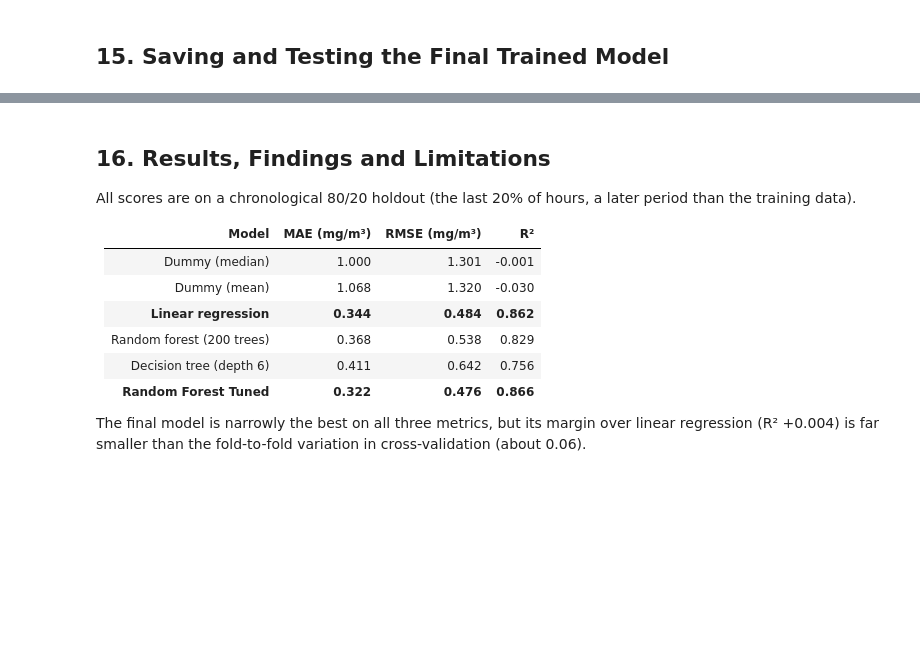
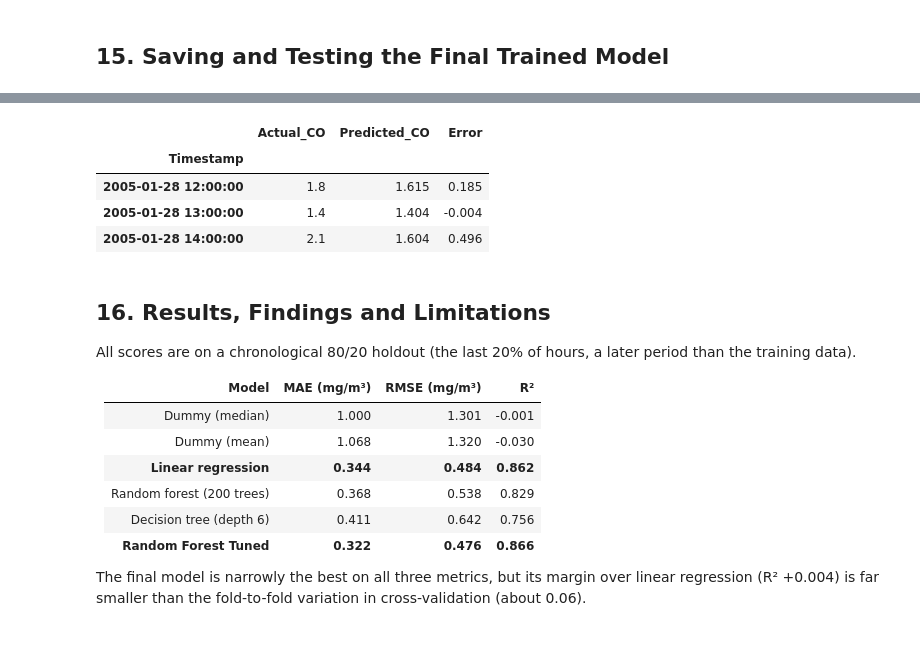
Before and after one commit to abhinav-ojs/ML-demos, a Jupyter notebook: notebooks/02_CarbonMonoxide_analysis.ipynb, the cells around one changed output, grey strips where cells are left out. Cells and saved outputs as stored; diff of their text form; code cells hidden in the pictures; blank space fills up the shorter version.

```diff
--- a/notebooks/02_CarbonMonoxide_analysis.ipynb
+++ b/notebooks/02_CarbonMonoxide_analysis.ipynb
@@ -836,19 +831,97 @@ Random Forest Tuned        0.322  0.476  0.866
 ## 15. Saving and Testing the Final Trained Model
 # %%
 
-MODEL_DIR = Path("..") / "models"      # adjust to match your project folder
+MODEL_DIR = PROJECT_ROOT / "models"
 MODEL_DIR.mkdir(parents=True, exist_ok=True)
 
 joblib.dump(final_model, MODEL_DIR / "co_random_forest.joblib")
 
+
 def predict_co(model, X_new):
-    """X_new: the 8 sensor columns, with a datetime index. Returns predicted CO (mg/m³)."""
-    X_new = add_calendar_features(X_new[features])
-    return model.predict(X_new)
+    """
+    Predict CO concentration using sensor measurements.
 
-# Reload the saved file and check that it works on raw (8-column) data
+    Parameters
+    ----------
+    model : fitted sklearn model
+        Trained regression pipeline.
+
+    X_new : pandas DataFrame
+        Must contain the 8 sensor features and a DatetimeIndex.
+
+    Returns
+    -------
+    pandas Series
+        Predicted CO concentrations in mg/m³.
+    """
+
+    # 1. Check input type
+    if not isinstance(X_new, pd.DataFrame):
+        raise TypeError("Input must be a pandas DataFrame.")
+
+    # 2. Check for empty input
+    if X_new.empty:
+        raise ValueError("Input DataFrame is empty.")
+
+    # 3. Check datetime index
+    if not isinstance(X_new.index, pd.DatetimeIndex):
+        raise TypeError("Input must have a DatetimeIndex.")
+
+    if X_new.index.hasnans:
+        raise ValueError("Datetime index contains missing timestamps.")
+
+    # 4. Check required sensor columns
+    missing_cols = [col for col in features if col not in X_new.columns]
+
+    if missing_cols:
+        raise ValueError(f"Missing required sensor columns: {missing_cols}")
+
+    # 5. Select only the expected sensor columns
+    X_input = X_new.loc[:, features].copy()
+
+    # 6. Check data types
+    non_numeric = [
+        col for col in features
+        if not pd.api.types.is_numeric_dtype(X_input[col])
+    ]
+
+    if non_numeric:
+        raise TypeError(f"Non-numeric sensor columns: {non_numeric}")
+
+    # 7. Reject infinite values
+    if np.isinf(X_input.to_numpy()).any():
+        raise ValueError("Input contains infinite values.")
+
+    # 8. Generate calendar features
+    X_input = add_calendar_features(X_input)
+
+    # 9. Generate predictions
+    predictions = model.predict(X_input)
+
+    # 10. Return predictions with timestamps
+    return pd.Series(
+        predictions,
+        name="predicted_CO_mg_m3",
+        index=X_input.index
+    )
+
+
+# 1. Load the saved model
 loaded = joblib.load(MODEL_DIR / "co_random_forest.joblib")
-print("Reloaded:", predict_co(loaded, X_test.head(3)).round(2))
-print("Original:", predict_co(final_model, X_test.head(3)).round(2))
-print("Actual:  ", Y_test.head(3).values)
+
+sample_input = X_test.head(3)
+
+predictions = predict_co(loaded, sample_input)
+
+comparison = pd.DataFrame({
+    "Actual_CO": Y_test.loc[sample_input.index],
+    "Predicted_CO": predictions
+})
+
+# 5. Calculate absolute error
+comparison["Error"] = (
+    comparison["Actual_CO"] - comparison["Predicted_CO"]
+)
+
+display(comparison.round(3))
 # %% [output]
@@ -858,3 +928,8 @@ Actual:   [1.8 1.4 2.1]
+|  | Actual_CO | Predicted_CO | Error |
+| Timestamp |  |  |  |
+| 2005-01-28 12:00:00 | 1.8 | 1.615 | 0.185 |
+| 2005-01-28 13:00:00 | 1.4 | 1.404 | -0.004 |
+| 2005-01-28 14:00:00 | 2.1 | 1.604 | 0.496 |
 # %% [markdown]
 ## 16. Results, Findings and Limitations
 
```
Also changed, not shown: parts of 5 cells of this notebook.
